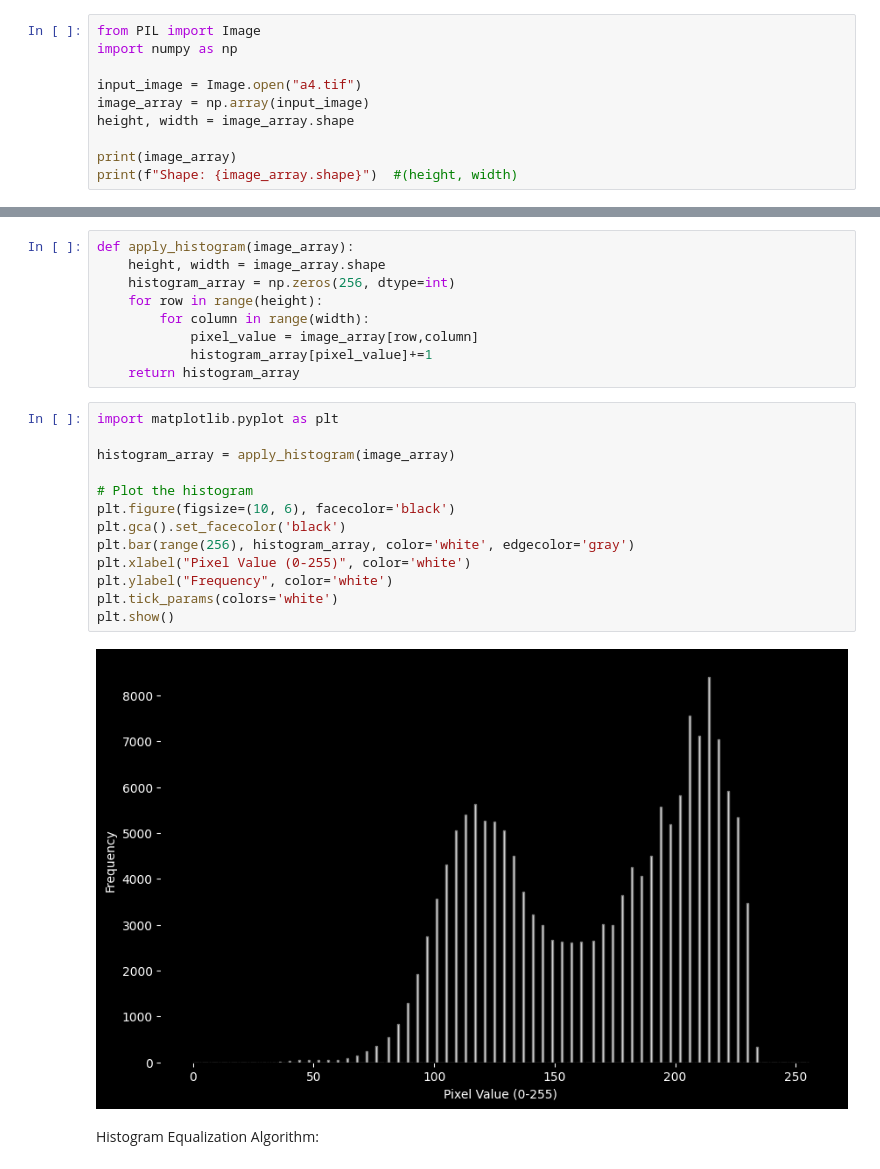
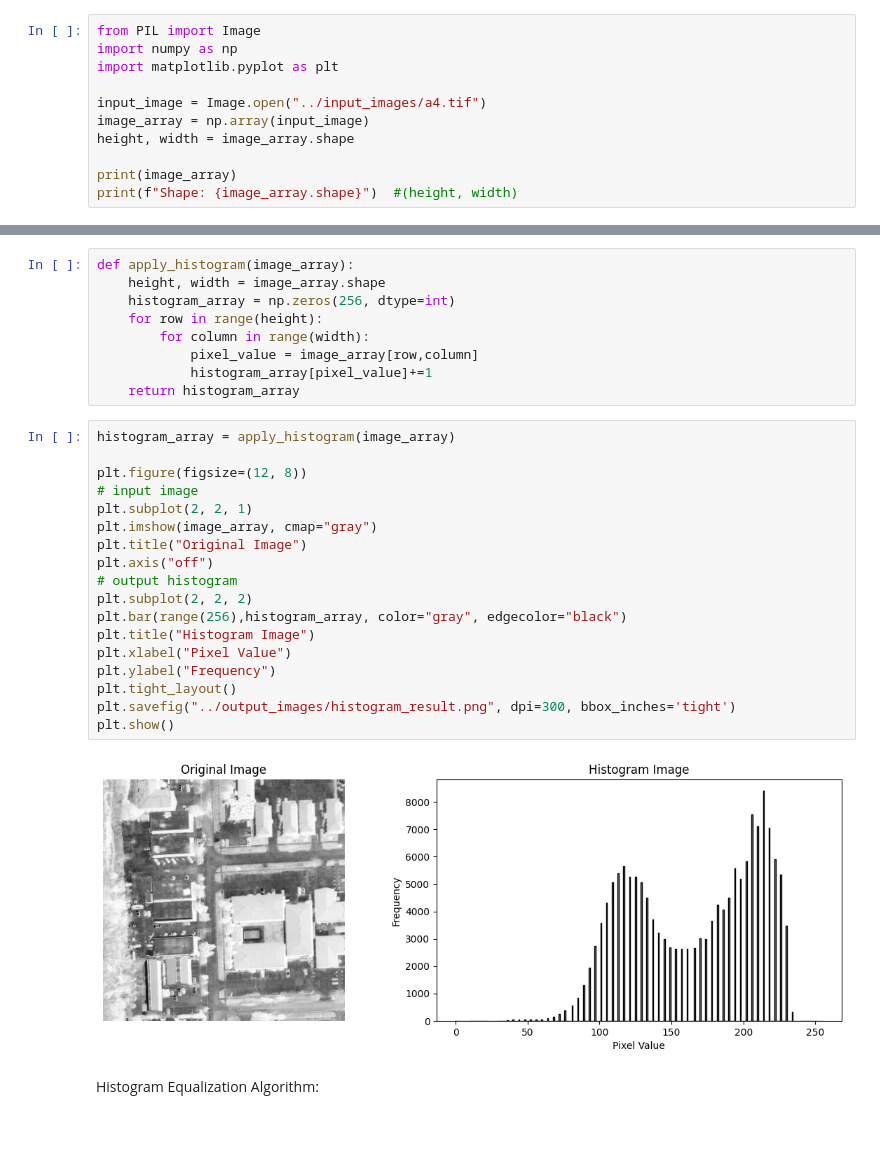
Before and after one commit to SamaMostafa03/Image_Processing_Algo, a Jupyter notebook: Histogram/histogram.ipynb, the cells around one changed output, grey strips where cells are left out. Cells and saved outputs as stored; diff of their text form; blank space fills up the shorter version.

```diff
--- a/Histogram/histogram.ipynb
+++ b/Histogram/histogram.ipynb
@@ -3,8 +3,9 @@ Input image:
 # %%
 from PIL import Image
 import numpy as np
+import matplotlib.pyplot as plt
 
-input_image = Image.open("a4.tif")
+input_image = Image.open("../input_images/a4.tif")
 image_array = np.array(input_image)
 height, width = image_array.shape
 
@@ -30,21 +31,26 @@ def apply_histogram(image_array):
             pixel_value = image_array[row,column]
             histogram_array[pixel_value]+=1
     return histogram_array
-# %%
-import matplotlib.pyplot as plt
-
-histogram_array = apply_histogram(image_array)
-
-# Plot the histogram
-plt.figure(figsize=(10, 6), facecolor='black')
-plt.gca().set_facecolor('black')
-plt.bar(range(256), histogram_array, color='white', edgecolor='gray')
-plt.xlabel("Pixel Value (0-255)", color='white')
-plt.ylabel("Frequency", color='white')
-plt.tick_params(colors='white')
-plt.show()
-# %% [output]
-[figure, removed]
+# %%
+histogram_array = apply_histogram(image_array)
+
+plt.figure(figsize=(12, 8))
+# input image
+plt.subplot(2, 2, 1)
+plt.imshow(image_array, cmap="gray")
+plt.title("Original Image")
+plt.axis("off")
+# output histogram
+plt.subplot(2, 2, 2)
+plt.bar(range(256),histogram_array, color="gray", edgecolor="black")
+plt.title("Histogram Image")
+plt.xlabel("Pixel Value")
+plt.ylabel("Frequency")
+plt.tight_layout()
+plt.savefig("../output_images/histogram_result.png", dpi=300, bbox_inches='tight')
+plt.show()
+# %% [output]
+[figure, added]
 # %% [markdown]
 Histogram Equalization Algorithm:
 # %%
```
Also changed, not shown: parts of 2 cells of this notebook, 46 other files.
